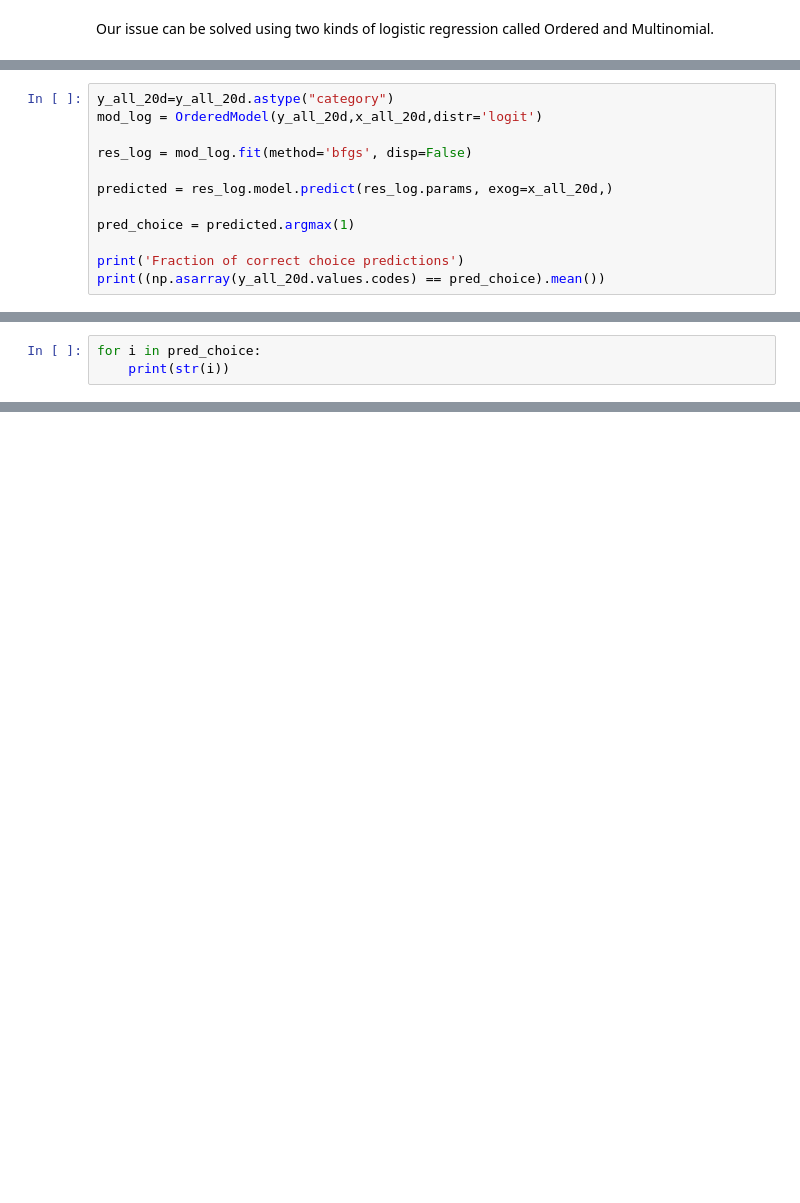
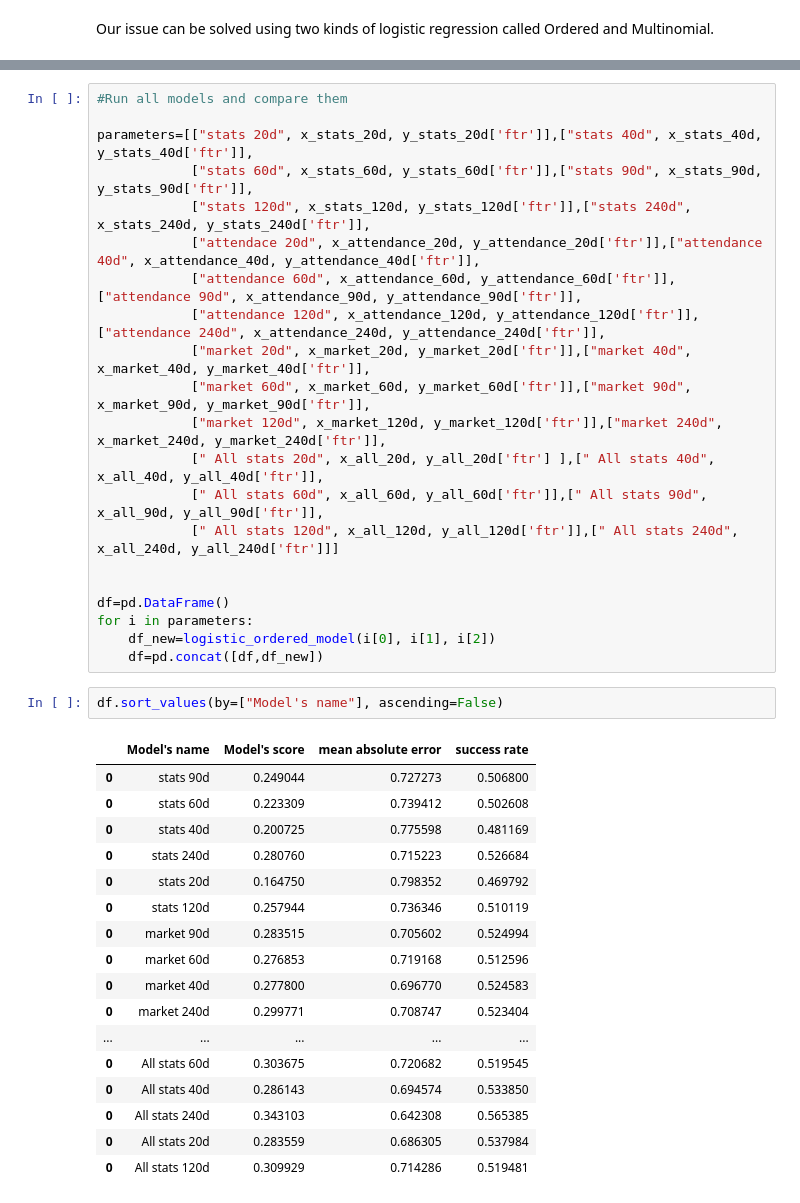
Before and after one commit to davidcla07/Predictions-soccer-project, a Jupyter notebook: prediction football results.ipynb, the cells around one changed output, grey strips where cells are left out. Cells and saved outputs as stored; diff of their text form; blank space fills up the shorter version.

```diff
--- a/prediction football results.ipynb
+++ b/prediction football results.ipynb
@@ -1990,12 +1963,0 @@ Successfully installed patsy-0.5.2 statsmodels-0.13.0
-# %%
-y_all_20d=y_all_20d.astype("category")
-mod_log = OrderedModel(y_all_20d,x_all_20d,distr='logit')
-
-res_log = mod_log.fit(method='bfgs', disp=False)
-
-predicted = res_log.model.predict(res_log.params, exog=x_all_20d,)
-
-pred_choice = predicted.argmax(1)
-
-print('Fraction of correct choice predictions')
-print((np.asarray(y_all_20d.values.codes) == pred_choice).mean())
@@ -2035,3 +1963,0 @@ AttributeError: 'numpy.ndarray' object has no attribute 'values'
-# %%
-for i in pred_choice:
-    print(str(i))
@@ -2037,0 +2026,41 @@ for i in pred_choice:
+# %%
+#Run all models and compare them
+
+parameters=[["stats 20d", x_stats_20d, y_stats_20d['ftr']],["stats 40d", x_stats_40d, y_stats_40d['ftr']],
+            ["stats 60d", x_stats_60d, y_stats_60d['ftr']],["stats 90d", x_stats_90d, y_stats_90d['ftr']],
+            ["stats 120d", x_stats_120d, y_stats_120d['ftr']],["stats 240d", x_stats_240d, y_stats_240d['ftr']],
+            ["attendace 20d", x_attendance_20d, y_attendance_20d['ftr']],["attendance 40d", x_attendance_40d, y_attendance_40d['ftr']],
+            ["attendance 60d", x_attendance_60d, y_attendance_60d['ftr']],["attendance 90d", x_attendance_90d, y_attendance_90d['ftr']],
+            ["attendance 120d", x_attendance_120d, y_attendance_120d['ftr']],["attendance 240d", x_attendance_240d, y_attendance_240d['ftr']],
+            ["market 20d", x_market_20d, y_market_20d['ftr']],["market 40d", x_market_40d, y_market_40d['ftr']],
+            ["market 60d", x_market_60d, y_market_60d['ftr']],["market 90d", x_market_90d, y_market_90d['ftr']],
+            ["market 120d", x_market_120d, y_market_120d['ftr']],["market 240d", x_market_240d, y_market_240d['ftr']],
+            [" All stats 20d", x_all_20d, y_all_20d['ftr'] ],[" All stats 40d", x_all_40d, y_all_40d['ftr']],
+            [" All stats 60d", x_all_60d, y_all_60d['ftr']],[" All stats 90d", x_all_90d, y_all_90d['ftr']],
+            [" All stats 120d", x_all_120d, y_all_120d['ftr']],[" All stats 240d", x_all_240d, y_all_240d['ftr']]]
+
+
+df=pd.DataFrame()
+for i in parameters:
+    df_new=logistic_ordered_model(i[0], i[1], i[2])
+    df=pd.concat([df,df_new])
+# %%
+df.sort_values(by=["Model's name"], ascending=False)
+# %% [output]
+|  | Model's name | Model's score | mean absolute error | success rate |
+| 0 | stats 90d | 0.249044 | 0.727273 | 0.506800 |
+| 0 | stats 60d | 0.223309 | 0.739412 | 0.502608 |
+| 0 | stats 40d | 0.200725 | 0.775598 | 0.481169 |
+| 0 | stats 240d | 0.280760 | 0.715223 | 0.526684 |
+| 0 | stats 20d | 0.164750 | 0.798352 | 0.469792 |
+| 0 | stats 120d | 0.257944 | 0.736346 | 0.510119 |
+| 0 | market 90d | 0.283515 | 0.705602 | 0.524994 |
+| 0 | market 60d | 0.276853 | 0.719168 | 0.512596 |
+| 0 | market 40d | 0.277800 | 0.696770 | 0.524583 |
+| 0 | market 240d | 0.299771 | 0.708747 | 0.523404 |
+| ... | ... | ... | ... | ... |
+| 0 | All stats 60d | 0.303675 | 0.720682 | 0.519545 |
+| 0 | All stats 40d | 0.286143 | 0.694574 | 0.533850 |
+| 0 | All stats 240d | 0.343103 | 0.642308 | 0.565385 |
+| 0 | All stats 20d | 0.283559 | 0.686305 | 0.537984 |
+| 0 | All stats 120d | 0.309929 | 0.714286 | 0.519481 |
```
Also changed, not shown: parts of 50 cells of this notebook.
